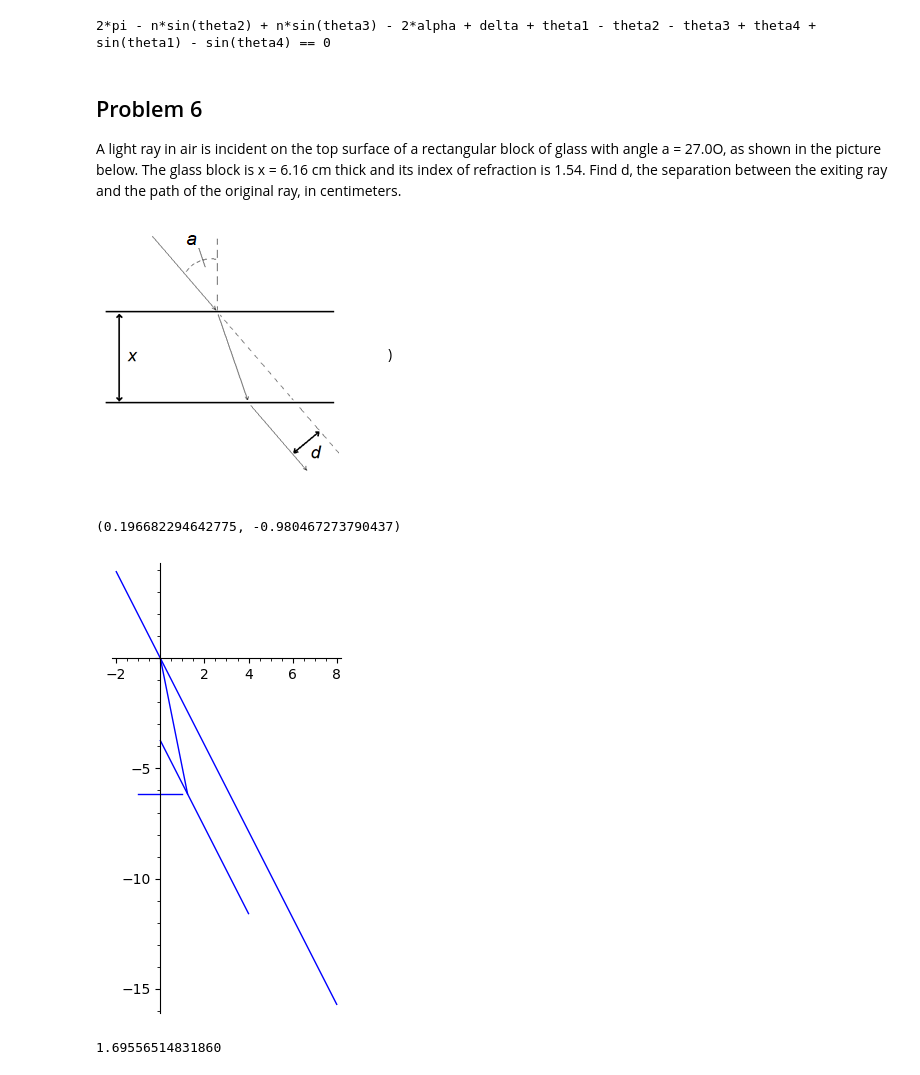
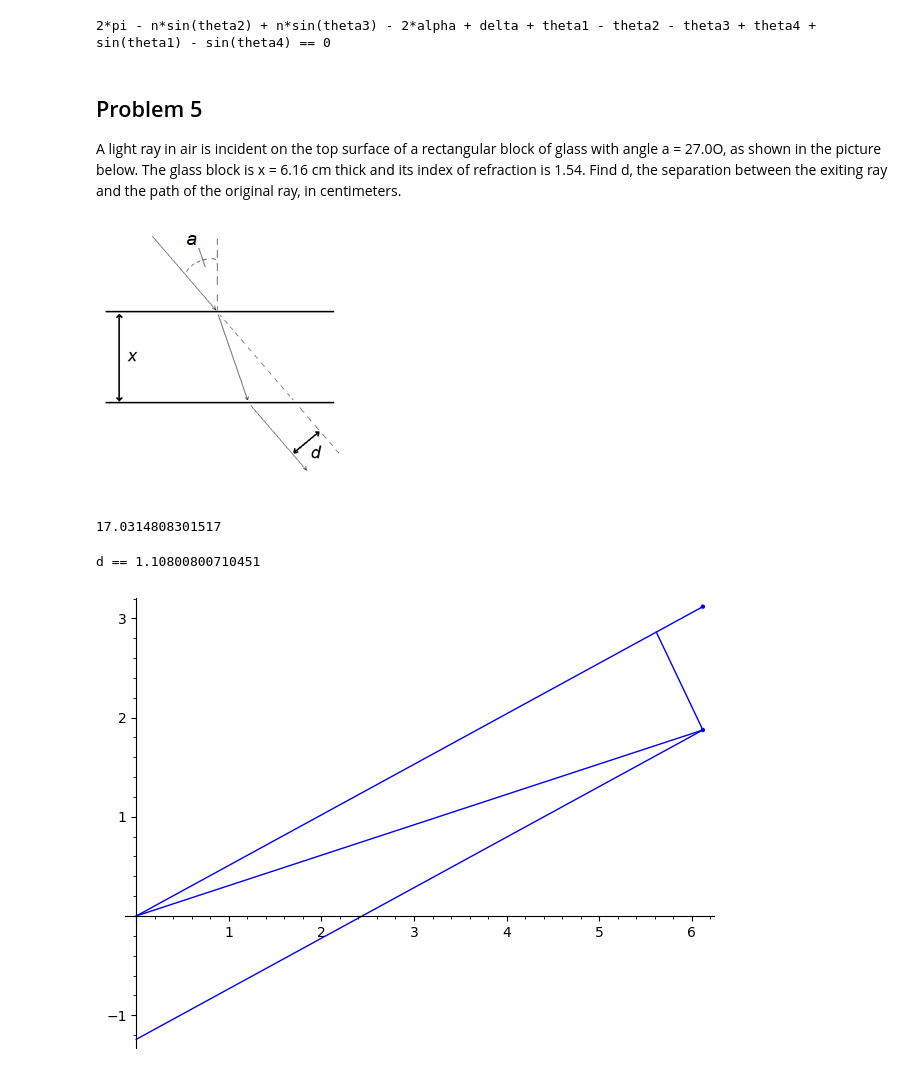
Before and after one commit to MyUsernamee/notes_fall2025, a Jupyter notebook: PHY-4C/homework/section9/work.ipynb, the cells around one changed output. Saved outputs shown, nothing was run; the diff lists cells and outputs as text; code cells hidden in the pictures.

```diff
--- a/PHY-4C/homework/section9/work.ipynb
+++ b/PHY-4C/homework/section9/work.ipynb
@@ -52,43 +52,46 @@ pi - 1/2*alpha + delta + theta1 == pi + 1/2*alpha - theta4
 2*pi - alpha - theta2 - theta3 == 0
 2*pi - n*sin(theta2) + n*sin(theta3) - 2*alpha + delta + theta1 - theta2 - theta3 + theta4 + sin(theta1) - sin(theta4) == 0
 # %% [markdown]
-##  Problem 6
+##  Problem 5
 
 A light ray in air is incident on the top surface of a rectangular block of glass with angle a = 27.0O, as shown in the picture below. The glass block is  x = 6.16 cm thick and its index of refraction is 1.54. Find d, the separation between the exiting ray and the path of the original ray, in centimeters.
 
-![image.png](attachment:bffc5bfd-cc00-41a0-a9fd-29d442f26646.png))
+![image.png](attachment:bffc5bfd-cc00-41a0-a9fd-29d442f26646.png)
 # %%
-n = 1.54
-x = 6.16
+n = 1.55
+x0 = 6.12
 a = (27.0 * pi) / 180
 
-d1 = vector([sin(a), -cos(a)])
-d2 = (vector([0, 1]) * (d1[1] * n) + d1).normalized()
-d3 = d1
+var('x')
 
-show(d2.n())
-t1 = solve((d2 * t)[1] == -x,t)[0].rhs()
-t2 = solve((d1 * t)[1] == -x,t)[0].rhs()
+direction = vector([cos(a), sin(a)])
+line1 = direction / direction[0] * x
+# First we need to get the second angle
+theta2 = asin(sin(a)/n)
+show((theta2.n() * 180 / pi).n())
 
-var('t y z')
+# Then we form a line
+y0 = tan(theta2) * x0 # Start of exiting ray.
+y1 = line1.subs(x=x0)[1] # If we didn't hit glass
+line2 = direction / direction[0] * x - vector([0, y1-y0])
 
-l1 = d1 * t
-l2 = d1 * t + d2 * t1
-l3 = d2 * t
+# Now we get the normal of the line
+normal = vector([-direction[1], direction[0]]).normalized()
 
-eq1 = l1[1].subs(solve(z == l1[0], t)[0])
-eq2 = l2[1].subs(solve(z == l2[0], t)[0])
-eq3 = l3[1].subs(solve(z == l3[0], t)[0])
+# Now we know that line2 + normal * d = line1
+var('d')
 
-show(plot(eq1, (z, -2, 8), aspect_ratio=1) +
-     plot(eq2, (z, 0, 4), aspect_ratio=1) +
-     plot(eq3, (z, 0, (d2 * t1)[0]), aspect_ratio=1) +
-     plot(-x))
+lhs = d
+rhs = normal * (line1 - line2)
+eq = lhs == rhs.n()
 
-
-c = (((d2 * t1) * d1) * d1 - d2 * t1).norm()
-show(c.n())
+show(eq)
+show(point((x0, y0)) + point((x0, y1))
+     + line2d([(0,0), (x0, y0)])
+     + line2d([(0,0), (x0, y1)])
+     + line2d([(0, line2.subs(x=0)[1]), (x0, line2.subs(x=x0)[1])])
+     + line2d([(x0, y0), (x0 + normal[0] * eq.rhs(), y0 + normal[1] * eq.rhs())]))
 # %% [output]
-(0.196682294642775, -0.980467273790437)
+17.0314808301517
+d == 1.10800800710451
-[figure, old version]
+[figure, new version]
-1.69556514831860
```
Also changed, not shown: parts of 3 cells of this notebook.
